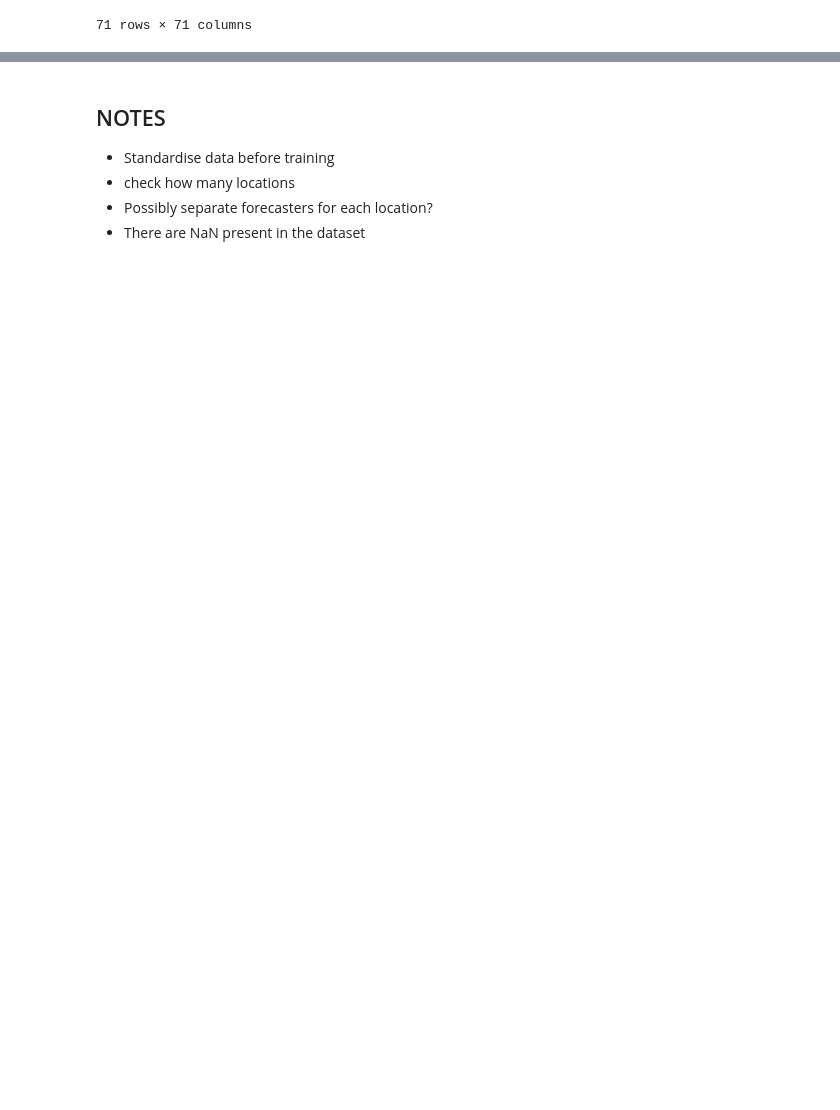
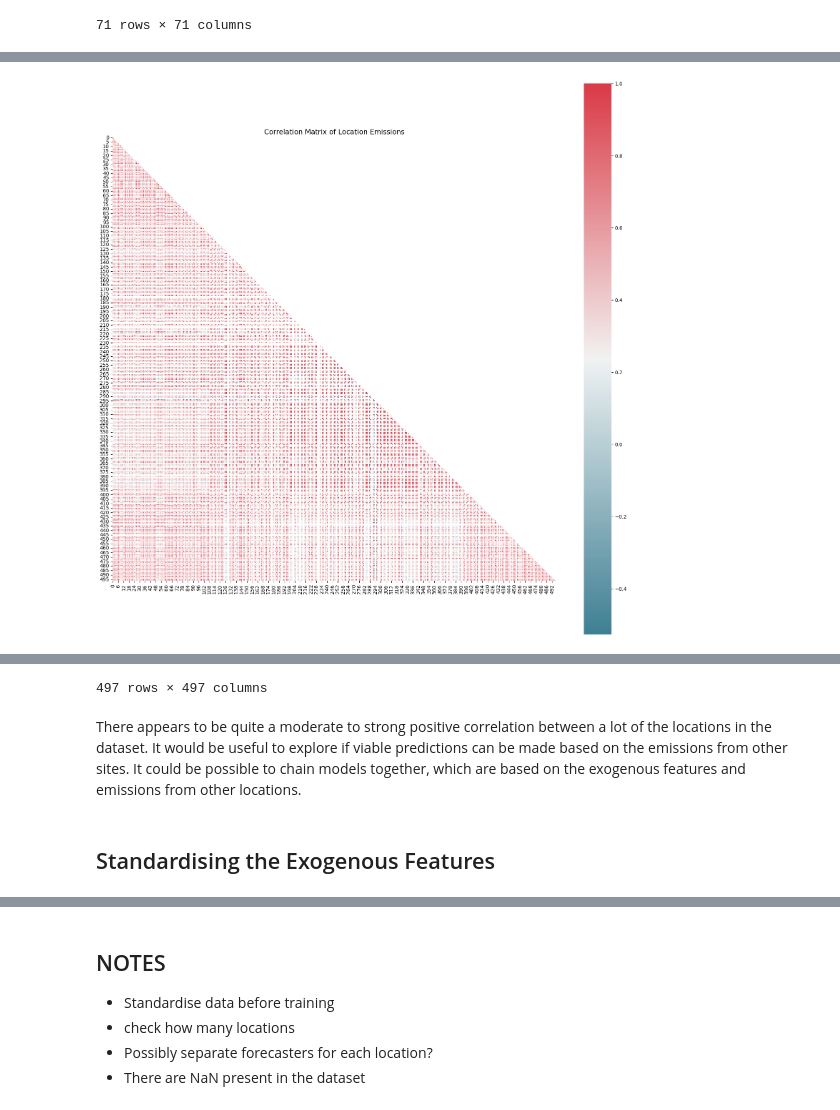
Before and after one commit to NiclasFenton-Wiegleb/Kaggle-Predict-CO2-Emissions-in-Rwanda, a Jupyter notebook: predict-emissions-rwanda.ipynb, the cells around one changed output, grey strips where cells are left out. Drawn from its saved outputs; the diff is of its cells as text; code cells hidden in the pictures; blank space fills up the shorter version.

```diff
--- a/predict-emissions-rwanda.ipynb
+++ b/predict-emissions-rwanda.ipynb
@@ -203,0 +293,19 @@ corr
+# %%
+#Let's explore the relationships between locations
+#We need to create a dataframe with the emission levels for each site at each timepoint
+import pandas as pd
+
+df_locations = pd.DataFrame(columns=range(len(df["coordinates"].unique())))
+
+loc_counter = 0
+
+for loc in df["coordinates"].unique():
+
+    df_loc = df[df["coordinates"] == loc]
+
+    emission_ls = list(df_loc["emission"])
+    df_locations[loc_counter] = emission_ls
+
+    loc_counter += 1
+
+df_locations
@@ -203,0 +326,24 @@ corr
+# %%
+#Create a correlation matrix of all the locations
+
+#Compute the correlation matrix
+corr = df_locations.corr()
+
+#Generate a mask for the upper triangle
+mask = np.zeros_like(corr, dtype=np.bool_)
+mask[np.triu_indices_from(mask)] = True
+
+#Set everything up for plotting
+cmap = sns.diverging_palette(220, 10, as_cmap=True)
+
+#Draw the heatmap
+fig, ax = plt.subplots(figsize=(20,20))
+sns.heatmap(corr, mask= mask, square= True, linewidths= 0.5, annot= False, cmap=cmap, ax=ax)
+
+plt.yticks(rotation=0)
+plt.title(f'Correlation Matrix of Location Emissions', fontsize=14)
+plt.show()
+
+corr
+# %% [output]
+[figure, added]
@@ -203,0 +362,5 @@ corr
+497 rows × 497 columns
+# %% [markdown]
+There appears to be quite a moderate to strong positive correlation between a lot of the locations in the dataset. It would be useful to explore if viable predictions can be made based on the emissions from other sites. It could be possible to chain models together, which are based on the exogenous features and emissions from other locations.
+# %% [markdown]
+## Standardising the Exogenous Features
```
Also changed, not shown: parts of 11 cells of this notebook.
